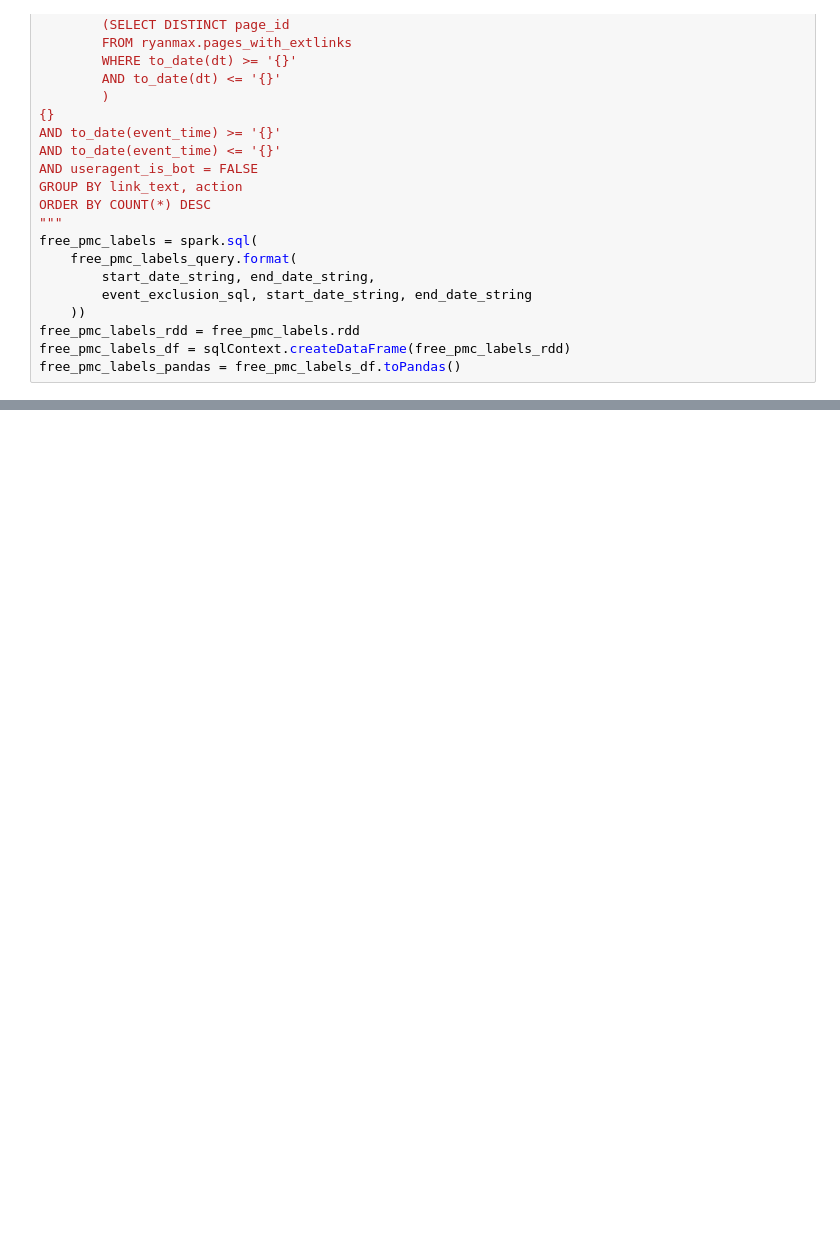
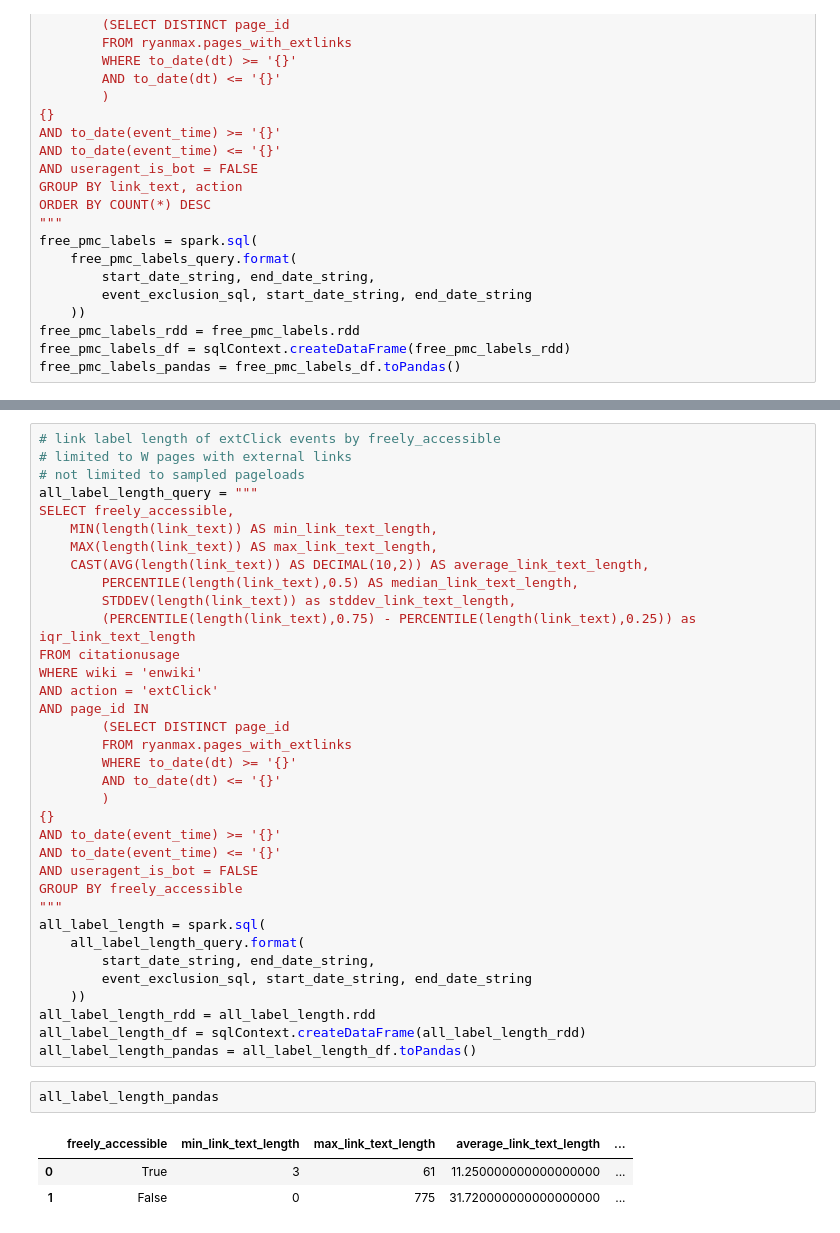
Before and after one commit to elifesciences-publications/wiki-citation-usage, a Jupyter notebook: ncbi-and-free-exploration.ipynb, the cells around one changed output, grey strips where cells are left out. Cells and saved outputs as stored; diff of their text form; blank space fills up the shorter version.

Commit message:
add descriptive stats for link label lengths

```diff
--- a/ncbi-and-free-exploration.ipynb
+++ b/ncbi-and-free-exploration.ipynb
@@ -412,0 +413,41 @@ Number of PMC links that are freely_accessible and whose label is not a number b
+# %%
+# link label length of extClick events by freely_accessible
+# limited to W pages with external links
+# not limited to sampled pageloads
+all_label_length_query = """
+SELECT freely_accessible,
+    MIN(length(link_text)) AS min_link_text_length,
+    MAX(length(link_text)) AS max_link_text_length,
+    CAST(AVG(length(link_text)) AS DECIMAL(10,2)) AS average_link_text_length,
+        PERCENTILE(length(link_text),0.5) AS median_link_text_length,
+        STDDEV(length(link_text)) as stddev_link_text_length,
+        (PERCENTILE(length(link_text),0.75) - PERCENTILE(length(link_text),0.25)) as iqr_link_text_length
+FROM citationusage
+WHERE wiki = 'enwiki'
+AND action = 'extClick'
+AND page_id IN
+        (SELECT DISTINCT page_id
+        FROM ryanmax.pages_with_extlinks
+        WHERE to_date(dt) >= '{}'
+        AND to_date(dt) <= '{}'
+        )
+{}
+AND to_date(event_time) >= '{}'
+AND to_date(event_time) <= '{}'
+AND useragent_is_bot = FALSE
+GROUP BY freely_accessible
+"""
+all_label_length = spark.sql(
+    all_label_length_query.format(
+        start_date_string, end_date_string,
+        event_exclusion_sql, start_date_string, end_date_string
+    ))
+all_label_length_rdd = all_label_length.rdd
+all_label_length_df = sqlContext.createDataFrame(all_label_length_rdd)
+all_label_length_pandas = all_label_length_df.toPandas()
+# %%
+all_label_length_pandas
+# %% [output]
+|  | freely_accessible | min_link_text_length | max_link_text_length | average_link_text_length | ... |
+| 0 | True | 3 | 61 | 11.250000000000000000 | ... |
+| 1 | False | 0 | 775 | 31.720000000000000000 | ... |
```
Also changed, not shown: parts of 4 cells of this notebook.
